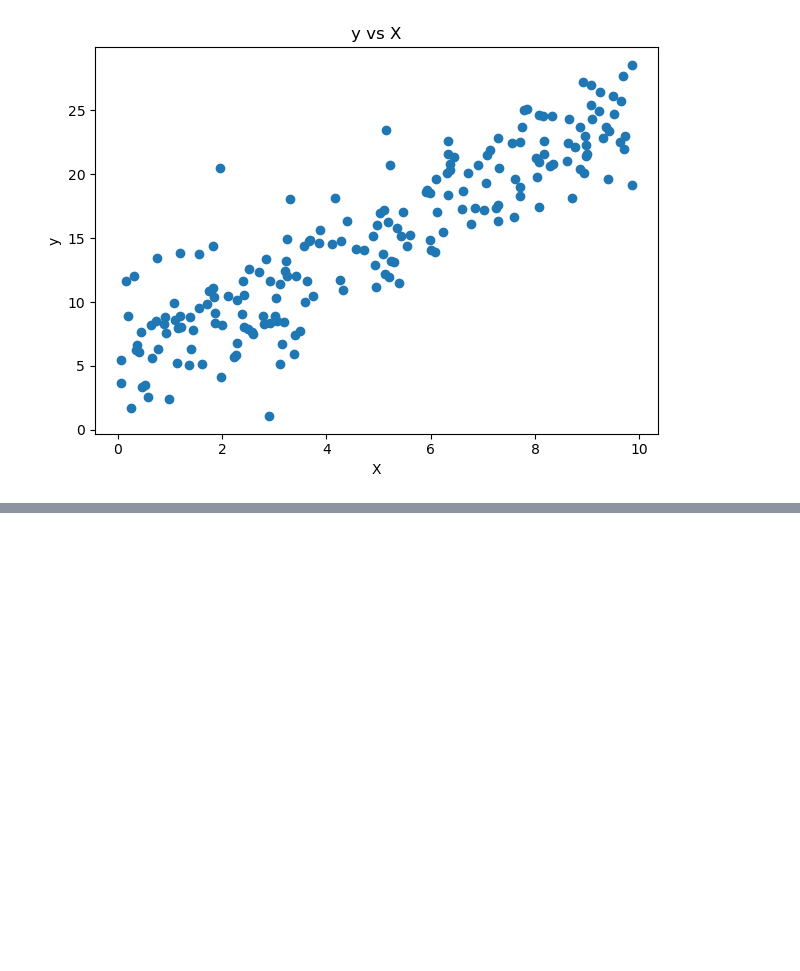
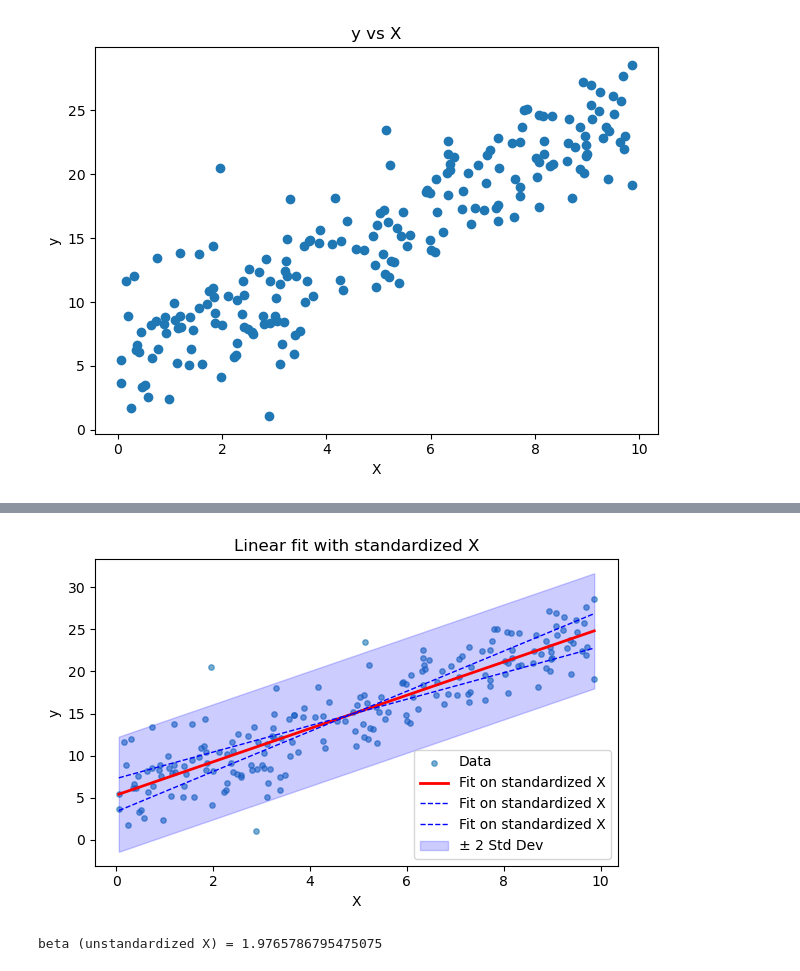
Before and after one commit to michaelmitch2002/param_est, a Jupyter notebook: lines.ipynb, the cells around one changed output, grey strips where cells are left out. Saved outputs shown, nothing was run; the diff lists cells and outputs as text; code cells hidden in the pictures; blank space fills up the shorter version.

```diff
--- a/lines.ipynb
+++ b/lines.ipynb
@@ -237,0 +295,35 @@ beta (standardized X) = 5.814170992955552
+# %%
+plt.figure(figsize=(6, 4))
+plt.scatter(X, y, s=15, alpha=0.6, label="Data")
+
+residuals = y - y_line
+sigma2_hat = np.sum(residuals**2)/(np.shape(y)[0] - 1)
+Sxx = np.sum(X_stand_cent.flatten()**2)
+
+var_beta = sigma2_hat / Sxx
+se_beta = np.sqrt(var_beta)
+
+y_line_plus = (beta + 2*se_beta) * x_line_std   +  y_mean      # since model is y = beta * X_std (no intercept)
+y_line_minus = (beta - 2*se_beta) * x_line_std  +  y_mean      # since model is y = beta * X_std (no intercept)
+
+plt.plot(x_line, y_line, color="red", linewidth=2, label="Fit on standardized X")
+
+plt.plot(x_line, y_line_plus, color="blue", linestyle = 'dashed', linewidth=1, label="Fit on standardized X")
+plt.plot(x_line, y_line_minus, color="blue", linestyle = 'dashed',linewidth=1, label="Fit on standardized X")
+
+y_se = np.sqrt(sigma2_hat)
+y_error = 2*se
+
+plt.fill_between(x_line, y_line - y_error, y_line+ y_error, color='blue', alpha=0.2, label='± 2 Std Dev')
+
+plt.xlabel("X")
+plt.ylabel("y")
+plt.title("Linear fit with standardized X")
+plt.legend()
+plt.tight_layout()
+plt.show()
+
+print("beta (unstandardized X) =", beta/X_std)
+# %% [output]
+[figure, added]
+beta (unstandardized X) = 1.9765786795475075
```
Also changed, not shown: parts of 5 cells of this notebook.
